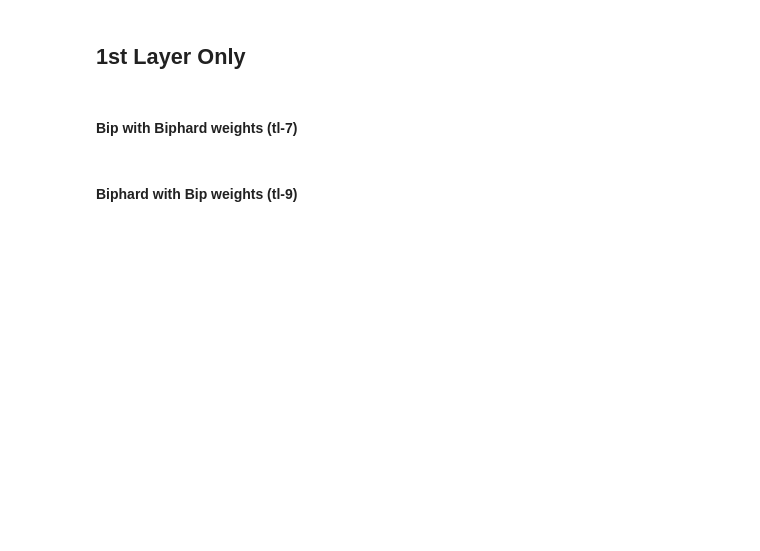
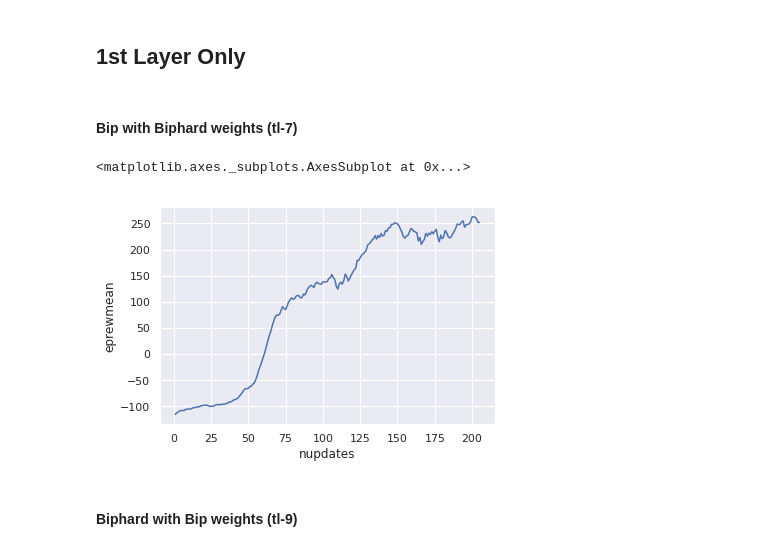
Before and after one commit to tjcdev/mlpgroup009, a Jupyter notebook: analysis/Analysis.ipynb, the cells around one changed output. Saved outputs shown, nothing was run; the diff lists cells and outputs as text; code cells hidden in the pictures; blank space fills up the shorter version.

Commit message:
graphing some of the interim results while we wait

```diff
--- a/analysis/Analysis.ipynb
+++ b/analysis/Analysis.ipynb
@@ -53,8 +59,11 @@ sns.lineplot(x="nupdates", y="eprewmean", data=tl_biphard)
 # %% [markdown]
 #### Bip with Biphard weights (tl-7)
 # %%
-tl_bip_first_layer_biphard = pd.read_json('tl-bip-with-first-laye-biphard.json')
+tl_bip_first_layer_biphard = pd.read_json('tl-bip-with-first-layer-biphard.json')
 sns.lineplot(x="nupdates", y="eprewmean", data=tl_bip_first_layer_biphard)
+# %% [output]
+<matplotlib.axes._subplots.AxesSubplot at 0x...>
+[figure, added]
 # %% [markdown]
 #### Biphard with Bip weights (tl-9)
 # %%
```
Also changed, not shown: parts of 6 cells of this notebook, 7 other files.
